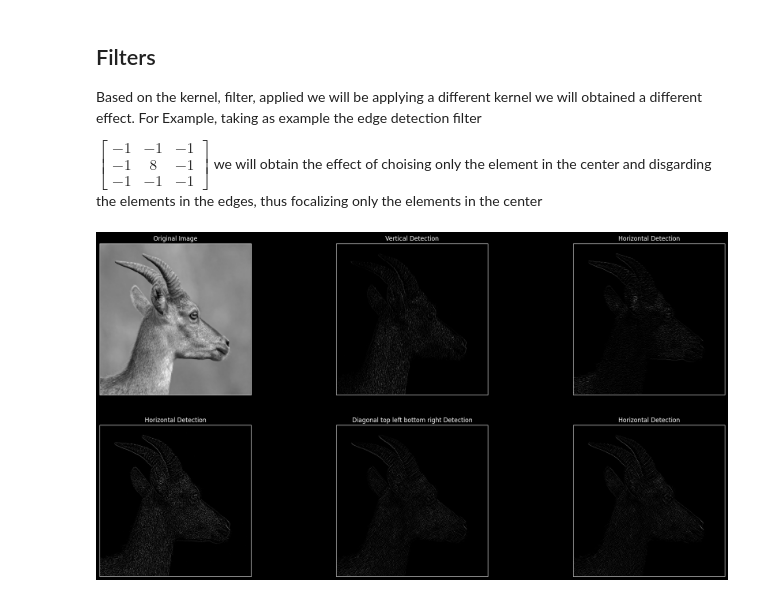
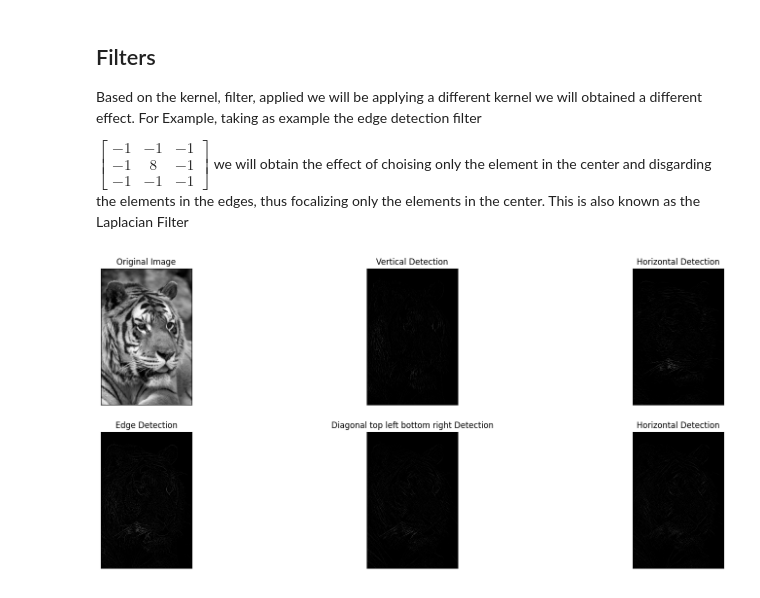
Before and after one commit to iltranqui/learn_anything, a Jupyter notebook: ComputerVision/Convolution.ipynb, the cells around one changed output. Drawn from its saved outputs; the diff is of its cells as text; code cells hidden in the pictures.

```diff
--- a/ComputerVision/Convolution.ipynb
+++ b/ComputerVision/Convolution.ipynb
@@ -73,7 +75,7 @@ def processImage(image):
 
 Based on the kernel, filter, applied we will be applying a different kernel we will obtained a different effect. For Example, taking as example the edge detection filter
 
-$ \begin{bmatrix} -1 & -1 & -1 \\ -1 & 8 & -1 \\ -1 &  -1 & -1 \end{bmatrix} $ we will obtain the effect of choising only the element in the center and disgarding the elements in the edges, thus focalizing only the elements in the center
+$ \begin{bmatrix} -1 & -1 & -1 \\ -1 & 8 & -1 \\ -1 &  -1 & -1 \end{bmatrix} $ we will obtain the effect of choising only the element in the center and disgarding the elements in the edges, thus focalizing only the elements in the center. This is also known as the Laplacian Filter
 # %%
 import numpy as np
 import cv2
@@ -81,7 +83,7 @@ from matplotlib import pyplot as plt
 
 if __name__ == '__main__':
     # Grayscale Image
-    image = processImage('capri.jpg')
+    image = processImage('tiger.jpg')
 
     # Edge Detection Kernel
     kernel_edge = np.array([[-1, -1, -1], [-1, 8, -1], [-1, -1, -1]])
@@ -95,32 +97,33 @@ if __name__ == '__main__':
     kernel_diag_r = np.array([[-1, -1, 2], [-1, 2, -1], [2, -1, -1]])
 
 
     # Convolve and Save Output
     output_1 = convolve2D(image, kernel_edge, padding=1, strides=1)
     output_2 = convolve2D(image, kernel_vertical, padding=1, strides=1)
     output_3 = convolve2D(image, kernel_horizontal, padding=1, strides=1)
     output_4 = convolve2D(image, kernel_diag_r, padding=1, strides=1)
     output_5 = convolve2D(image, kernel_diag_l, padding=1, strides=1)
     #output_1 = cv2.imread(output_1)
 
     # cv2.imwrite('2DConvolved.jpg', output)
      # https://stackoverflow.com/questions/66997469/both-0-and-255-give-black-image-for-gray-color-map-why-is-that
      # To get your expected black/white output, you need to set vmin and vmax manually.
      # Otherwise pyplot.imshow() infers the min/max from the data.
      # Note that without setting these, any constant value would produce a black image, not just 0 and 255.
-    plt.figure(figsize=([20,8]))
+
+    plt.figure(figsize=([10,8]))
     plt.subplot(231),plt.imshow(image, cmap='gray', vmin=0, vmax=255)
     plt.title('Original Image'), plt.xticks([]), plt.yticks([])
     plt.subplot(232),plt.imshow(output_2, cmap='gray', vmin=0, vmax=255)
     plt.title('Vertical Detection'), plt.xticks([]), plt.yticks([])
     plt.subplot(233),plt.imshow(output_3, cmap='gray', vmin=0, vmax=255)
     plt.title('Horizontal Detection'), plt.xticks([]), plt.yticks([])
     plt.subplot(234),plt.imshow(output_1, cmap='gray', vmin=0, vmax=255)
     plt.title('Edge Detection'), plt.xticks([]), plt.yticks([])
     plt.subplot(235),plt.imshow(output_4, cmap='gray', vmin=0, vmax=255)
     plt.title('Diagonal top left bottom right Detection'), plt.xticks([]), plt.yticks([])
     plt.subplot(236),plt.imshow(output_5, cmap='gray', vmin=0, vmax=255)
     plt.title('Horizontal Detection'), plt.xticks([]), plt.yticks([])
     plt.show()
 # %% [output]
-[figure, old version]
+[figure, new version]
```
Also changed, not shown: parts of 15 cells of this notebook, 1 other file.
